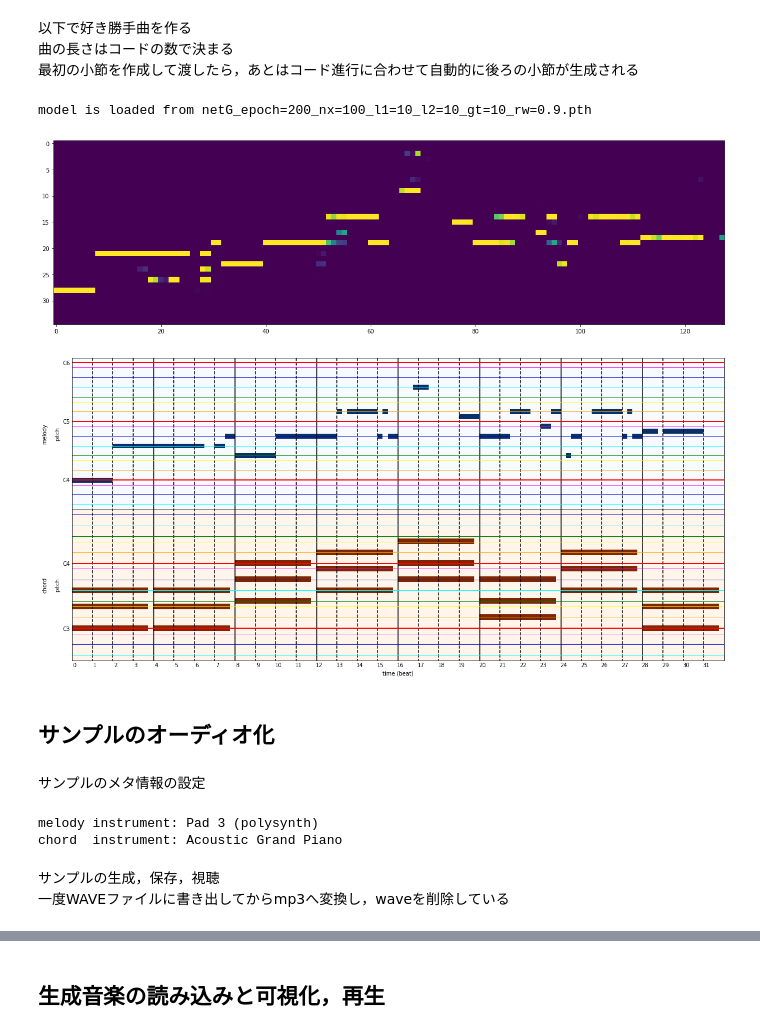
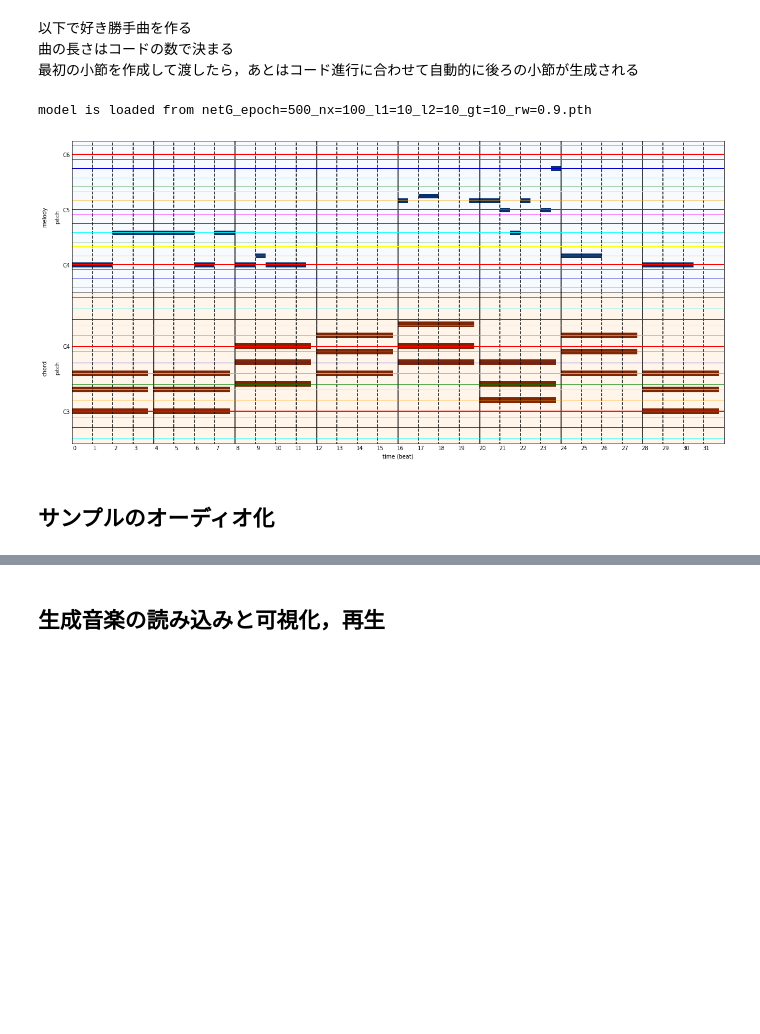
Before and after one commit to fuurin/midinet-followup, a Jupyter notebook: midinet_demo.ipynb, the cells around one changed output, grey strips where cells are left out. Saved outputs shown, nothing was run; the diff lists cells and outputs as text; code cells hidden in the pictures; blank space fills up the shorter version.

Commit message:
natural is unnatural

```diff
--- a/midinet_demo.ipynb
+++ b/midinet_demo.ipynb
@@ -199,20 +196,19 @@ def create_melody(model, priming_melody_list, chord_str, show_map=False, mono=Tr
 曲の長さはコードの数で決まる
 最初の小節を作成して渡したら，あとはコード進行に合わせて自動的に後ろの小節が生成される
 # %%
-version = "natural2"
+version = "natural"
 sampleG = get_model(version)
 # %% [output]
-model is loaded from netG_epoch=200_nx=100_l1=10_l2=10_gt=10_rw=0.9.pth
+model is loaded from netG_epoch=500_nx=100_l1=10_l2=10_gt=10_rw=0.9.pth
 # %%
-song_name = "sample5"
+song_name = "sample3"
 
 chord_str = "C C F G Am Dm G C"
 priming_melody = [60, 60, 60, 60, 60, 60, 60, 60, 67, 67, 67, 67, 67, 67, 67, 67]
 
-song = create_melody(sampleG, priming_melody, chord_str, show_map=True, on_note_thresh=0.9, pitch_range=[60, 83])
+song = create_melody(sampleG, priming_melody, chord_str, show_map=False, on_note_thresh=0, pitch_range=[60, 83])
 grid_plot(song)
 # %% [output]
-[figure, old version]
+[figure, new version]
-[figure, removed]
 # %% [markdown]
 ## サンプルのオーディオ化
@@ -241,15 +214,0 @@ def pm_to_wave(pm, wave_file_name, sf_path, fs=44100):
-# %% [markdown]
-サンプルのメタ情報の設定
-# %%
-tempo = 120
-melody_program, chord_program = 90, 0
-melody_volume, chord_volume = 100, 64
-
-print("melody instrument:", pretty_midi.program_to_instrument_name(melody_program))
-print("chord  instrument:", pretty_midi.program_to_instrument_name(chord_program))
-# %% [output]
-melody instrument: Pad 3 (polysynth)
-chord  instrument: Acoustic Grand Piano
-# %% [markdown]
-サンプルの生成，保存，視聴
-一度WAVEファイルに書き出してからmp3へ変換し，waveを削除している
```
Also changed, not shown: parts of 7 cells of this notebook, 7 other files.
